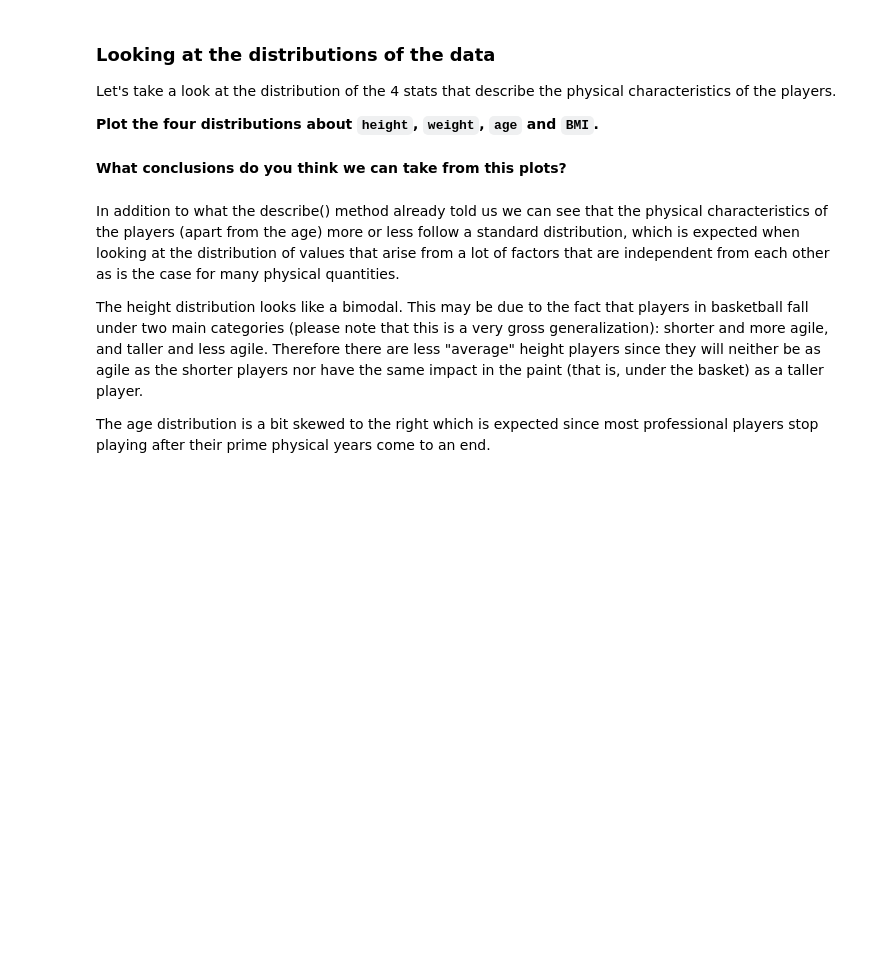
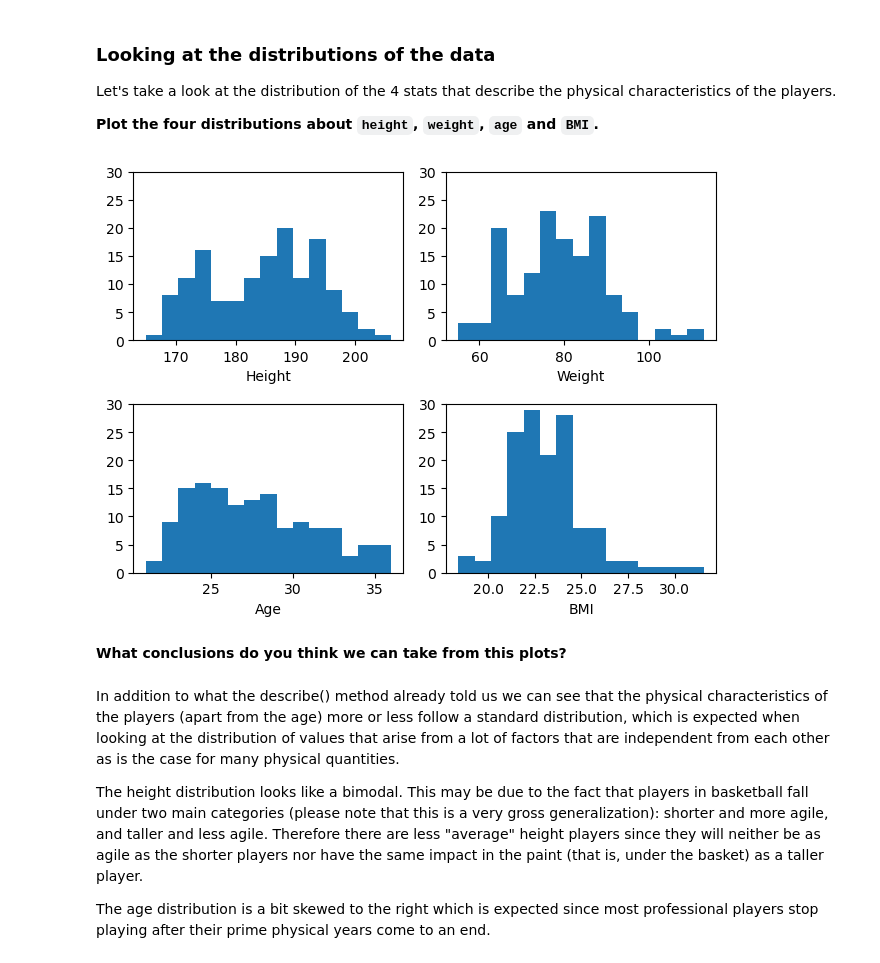
Before and after one commit to ta-data-lis/M2-mini-project2, a Jupyter notebook: your-code/2.-Exploratory-Data-Analysis.ipynb, the cells around one changed output. Drawn from its saved outputs; the diff is of its cells as text; code cells hidden in the pictures; blank space fills up the shorter version.

```diff
--- a/your-code/2.-Exploratory-Data-Analysis.ipynb
+++ b/your-code/2.-Exploratory-Data-Analysis.ipynb
@@ -19,0 +18,4 @@ Let's load the cleaned dataset first. Import it with the name `wnba` and show th
+# %%
+#your code here
+wnba = pd.read_csv("/Users/ricardomendes/Desktop/LABS/Week5/M2-mini-project2/data/wnba_clean.csv")
+wnba.head()
@@ -37,2 +68,31 @@ Let's take a look at the distribution of the 4 stats that describe the physical
+# %%
+#your code here
+
+#your code here
+plot_options, ((chart_1, chart_2), (chart_3, chart_4)) = plt.subplots(nrows = 2, ncols = 2)
+
+n_bin = 15
+chart_1.hist(wnba["Height"], bins = n_bin)
+chart_2.hist(wnba["Weight"], bins = n_bin)
+chart_3.hist(wnba["Age"], bins = n_bin)
+chart_4.hist(wnba["BMI"], bins = n_bin)
+
+ylim = 30
+
+chart_1.set_ylim(0, ylim)
+chart_2.set_ylim(0, ylim)
+chart_3.set_ylim(0, ylim)
+chart_4.set_ylim(0, ylim)
+
+chart_1.set_xlabel("Height")
+chart_2.set_xlabel("Weight")
+chart_3.set_xlabel("Age")
+chart_4.set_xlabel("BMI")
+
+plt.tight_layout()
+
+plt.show()
+# %% [output]
+[figure, added]
 # %% [markdown]
 **What conclusions do you think we can take from this plots?**
```
Also changed, not shown: parts of 16 cells of this notebook, 1 other file.
